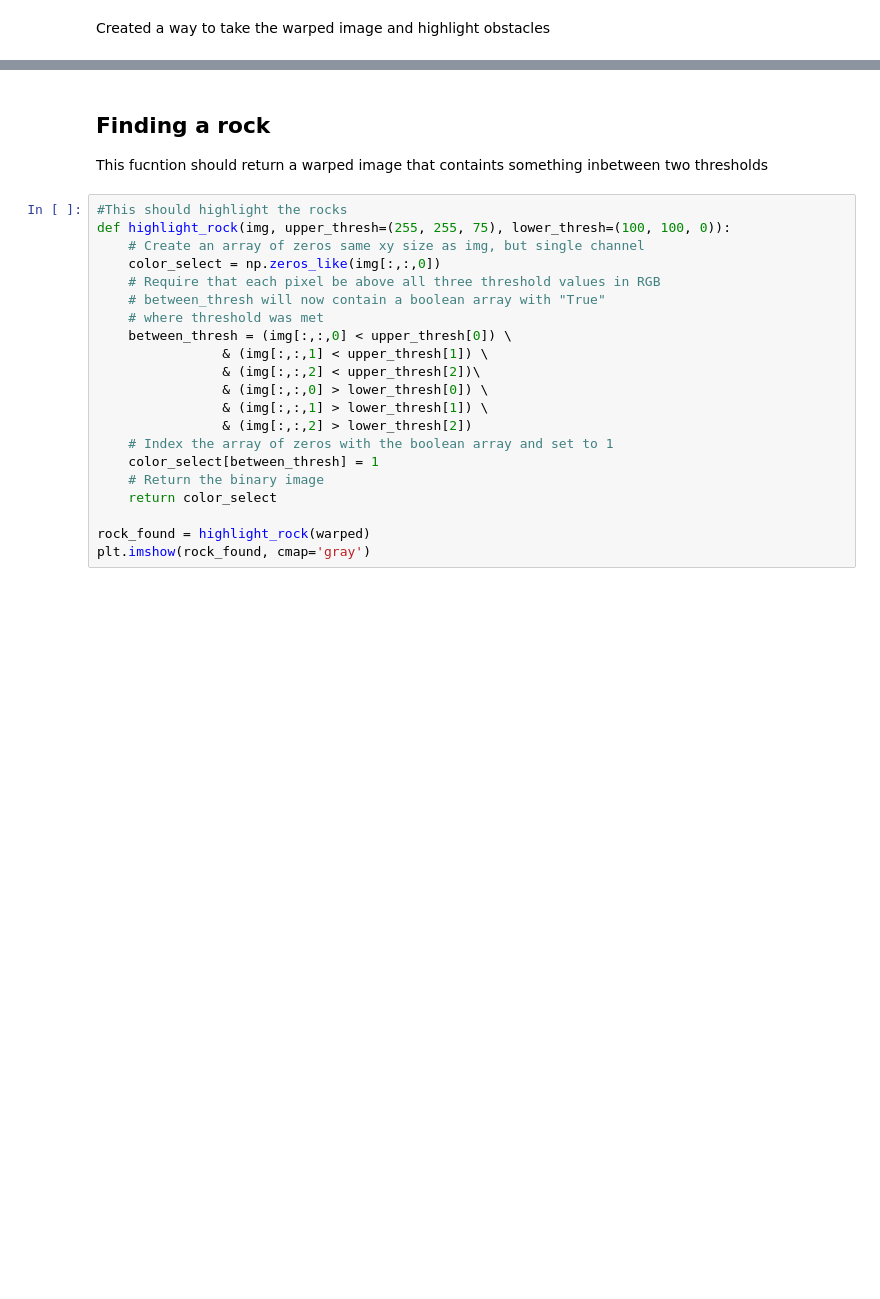
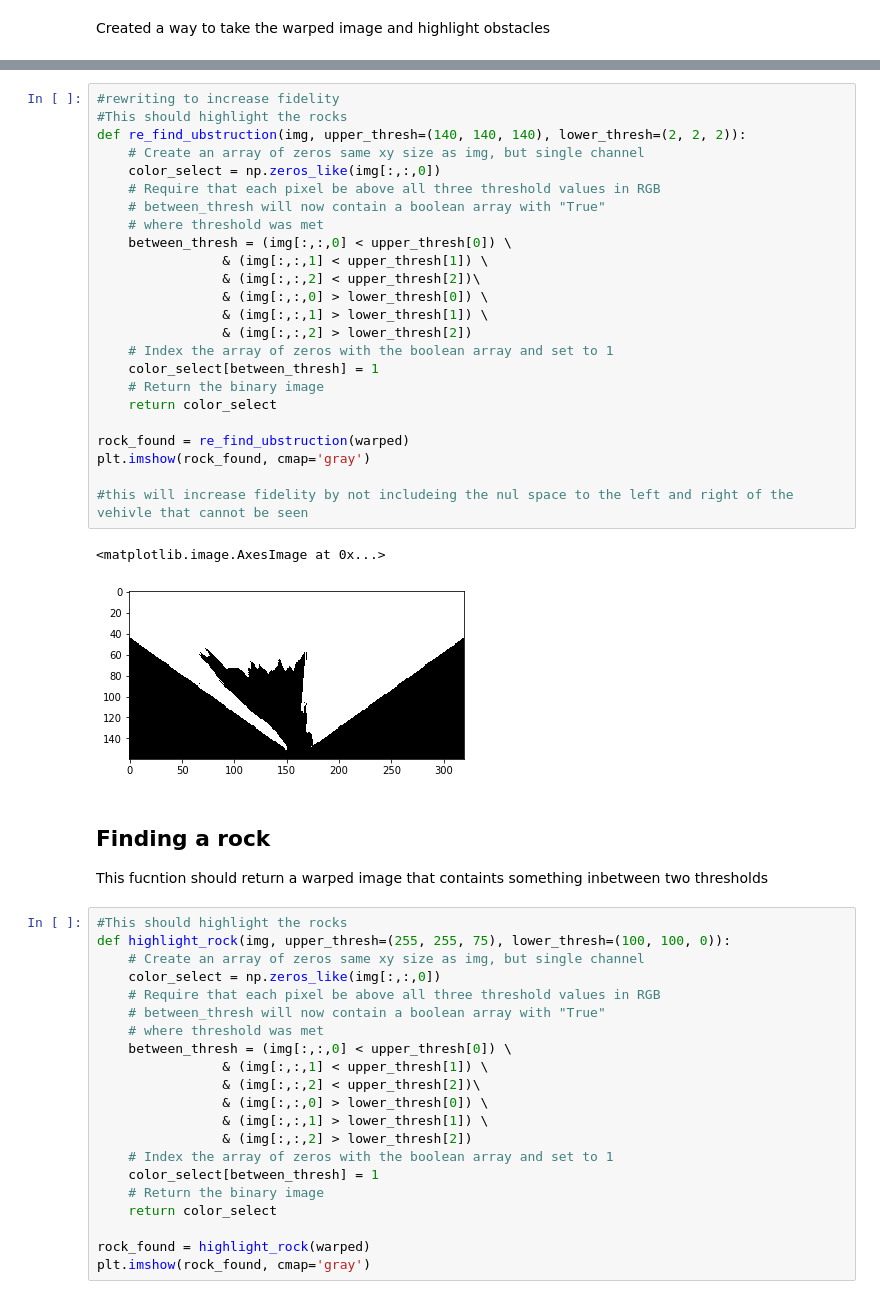
Before and after one commit to iFoxbox/RoboND-Rover-Project, a Jupyter notebook: code/Rover_Project_Test_Notebook.ipynb, the cells around one changed output, grey strips where cells are left out. Saved outputs shown, nothing was run; the diff lists cells and outputs as text; blank space fills up the shorter version.

```diff
--- a/code/Rover_Project_Test_Notebook.ipynb
+++ b/code/Rover_Project_Test_Notebook.ipynb
@@ -181,3 +179,30 @@ plt.imshow(ubstruction, cmap='gray')
+# %%
+#rewriting to increase fidelity
+#This should highlight the rocks
+def re_find_ubstruction(img, upper_thresh=(140, 140, 140), lower_thresh=(2, 2, 2)):
+    # Create an array of zeros same xy size as img, but single channel
+    color_select = np.zeros_like(img[:,:,0])
+    # Require that each pixel be above all three threshold values in RGB
+    # between_thresh will now contain a boolean array with "True"
+    # where threshold was met
+    between_thresh = (img[:,:,0] < upper_thresh[0]) \
+                & (img[:,:,1] < upper_thresh[1]) \
+                & (img[:,:,2] < upper_thresh[2])\
+                & (img[:,:,0] > lower_thresh[0]) \
+                & (img[:,:,1] > lower_thresh[1]) \
+                & (img[:,:,2] > lower_thresh[2])
+    # Index the array of zeros with the boolean array and set to 1
+    color_select[between_thresh] = 1
+    # Return the binary image
+    return color_select
+
+rock_found = re_find_ubstruction(warped)
+plt.imshow(rock_found, cmap='gray')
+
+#this will increase fidelity by not includeing the nul space to the left and right of the vehivle that cannot be seen
+# %% [output]
+<matplotlib.image.AxesImage at 0x...>
+[figure, added]
 # %% [markdown]
 ## Finding a rock
 This fucntion should return a warped image that containts something inbetween two thresholds
```
Also changed, not shown: parts of 4 cells of this notebook, 3 other files.
